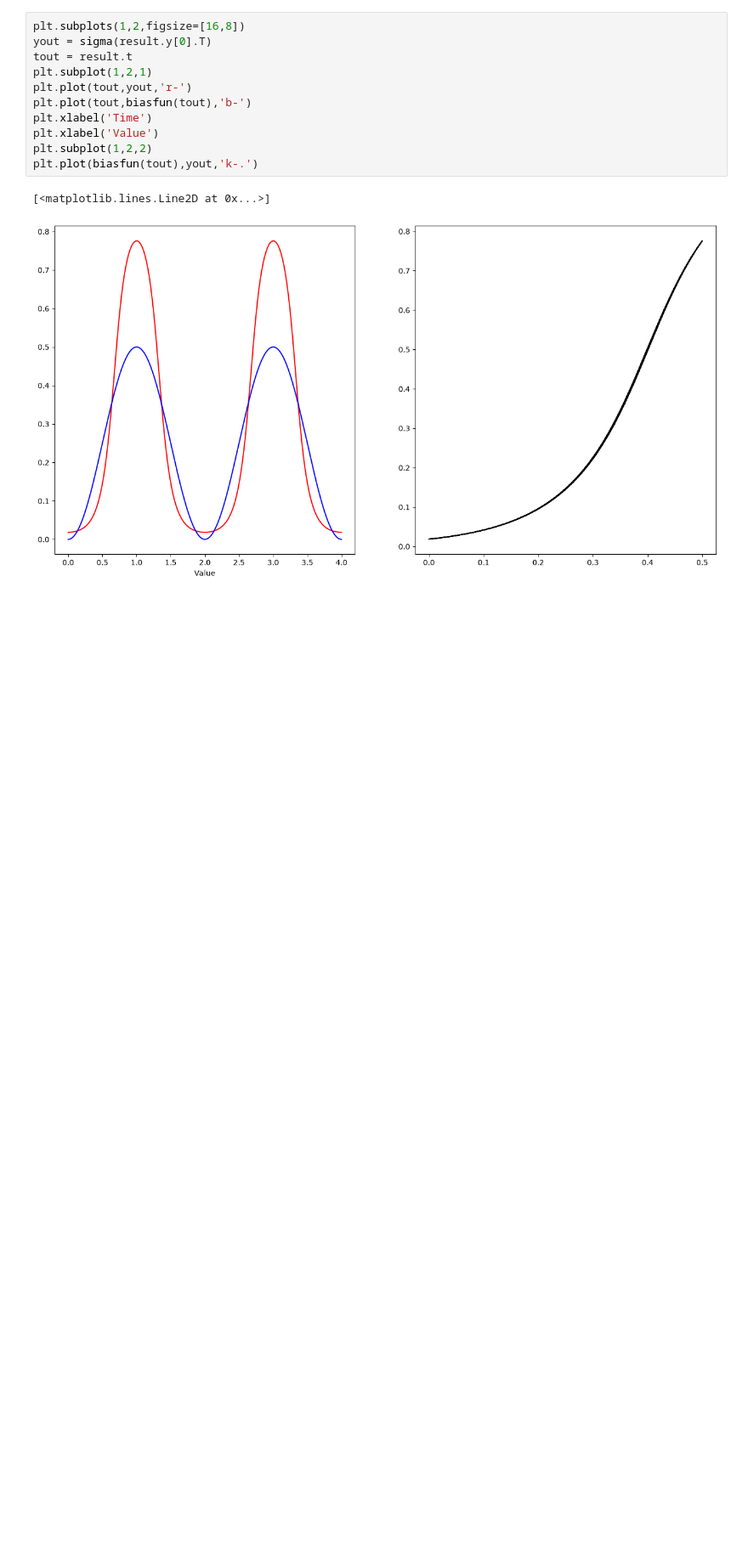
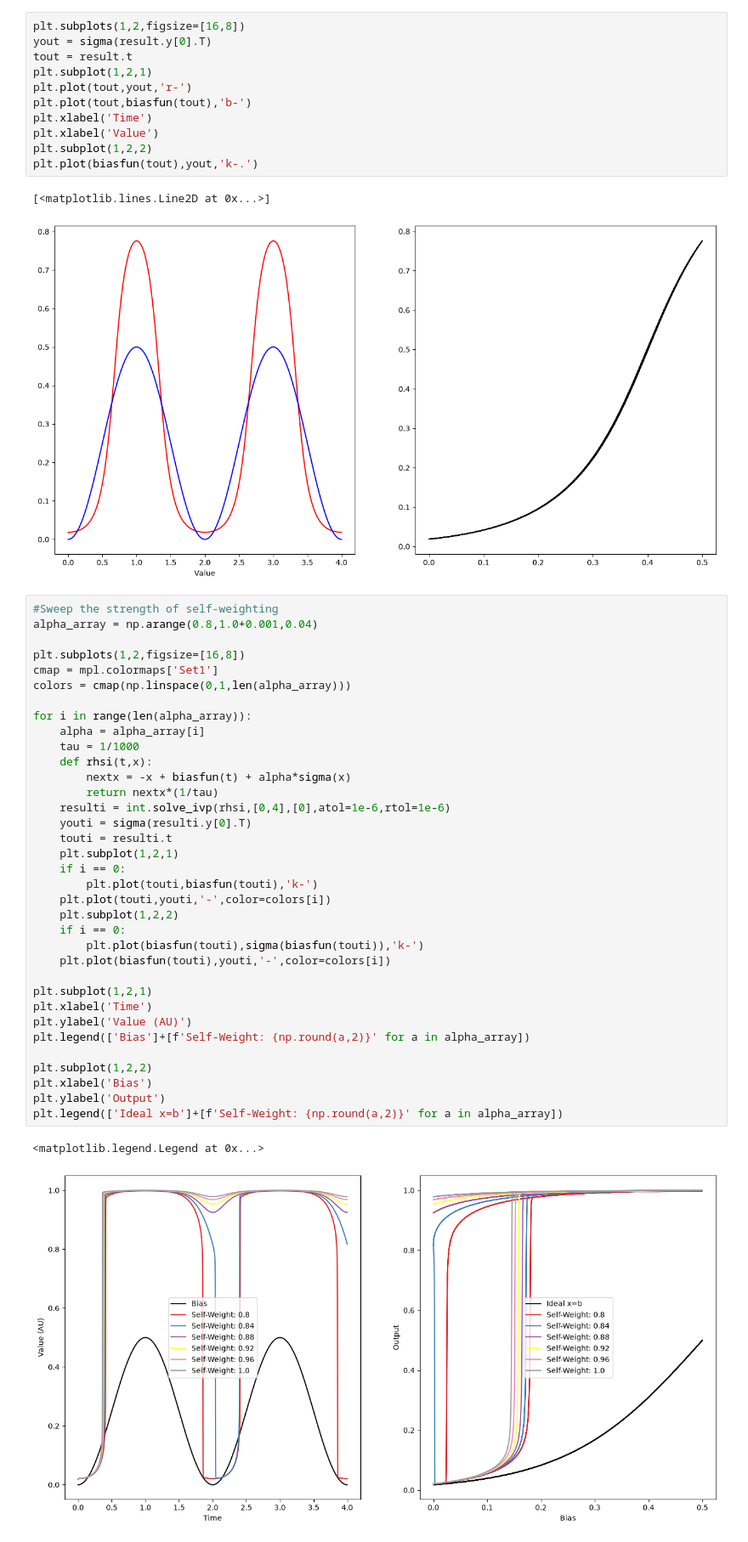
Before and after one commit to EliDoris/ODE_Experiments, a Jupyter notebook: 08_Self_Weight_Steepening.ipynb, the cells around one changed output. Shown at 85% size. Cells and saved outputs as stored; diff of their text form; blank space fills up the shorter version.

Commit message:
Self weight experiments

```diff
--- a/08_Self_Weight_Steepening.ipynb
+++ b/08_Self_Weight_Steepening.ipynb
@@ -44,3 +45,41 @@ plt.plot(biasfun(tout),yout,'k-.')
 # %% [output]
 [<matplotlib.lines.Line2D at 0x...>]
 [figure]
+# %%
+#Sweep the strength of self-weighting
+alpha_array = np.arange(0.8,1.0+0.001,0.04)
+
+plt.subplots(1,2,figsize=[16,8])
+cmap = mpl.colormaps['Set1']
+colors = cmap(np.linspace(0,1,len(alpha_array)))
+
+for i in range(len(alpha_array)):
+    alpha = alpha_array[i]
+    tau = 1/1000
+    def rhsi(t,x):
+        nextx = -x + biasfun(t) + alpha*sigma(x)
+        return nextx*(1/tau)
+    resulti = int.solve_ivp(rhsi,[0,4],[0],atol=1e-6,rtol=1e-6)
+    youti = sigma(resulti.y[0].T)
+    touti = resulti.t
+    plt.subplot(1,2,1)
+    if i == 0:
+        plt.plot(touti,biasfun(touti),'k-')
+    plt.plot(touti,youti,'-',color=colors[i])
+    plt.subplot(1,2,2)
+    if i == 0:
+        plt.plot(biasfun(touti),sigma(biasfun(touti)),'k-')
+    plt.plot(biasfun(touti),youti,'-',color=colors[i])
+
+plt.subplot(1,2,1)
+plt.xlabel('Time')
+plt.ylabel('Value (AU)')
+plt.legend(['Bias']+[f'Self-Weight: {np.round(a,2)}' for a in alpha_array])
+
+plt.subplot(1,2,2)
+plt.xlabel('Bias')
+plt.ylabel('Output')
+plt.legend(['Ideal x=b']+[f'Self-Weight: {np.round(a,2)}' for a in alpha_array])
+# %% [output]
+<matplotlib.legend.Legend at 0x...>
+[figure, added]
```
Also changed, not shown: parts of 1 cell of this notebook, 4 other files.
